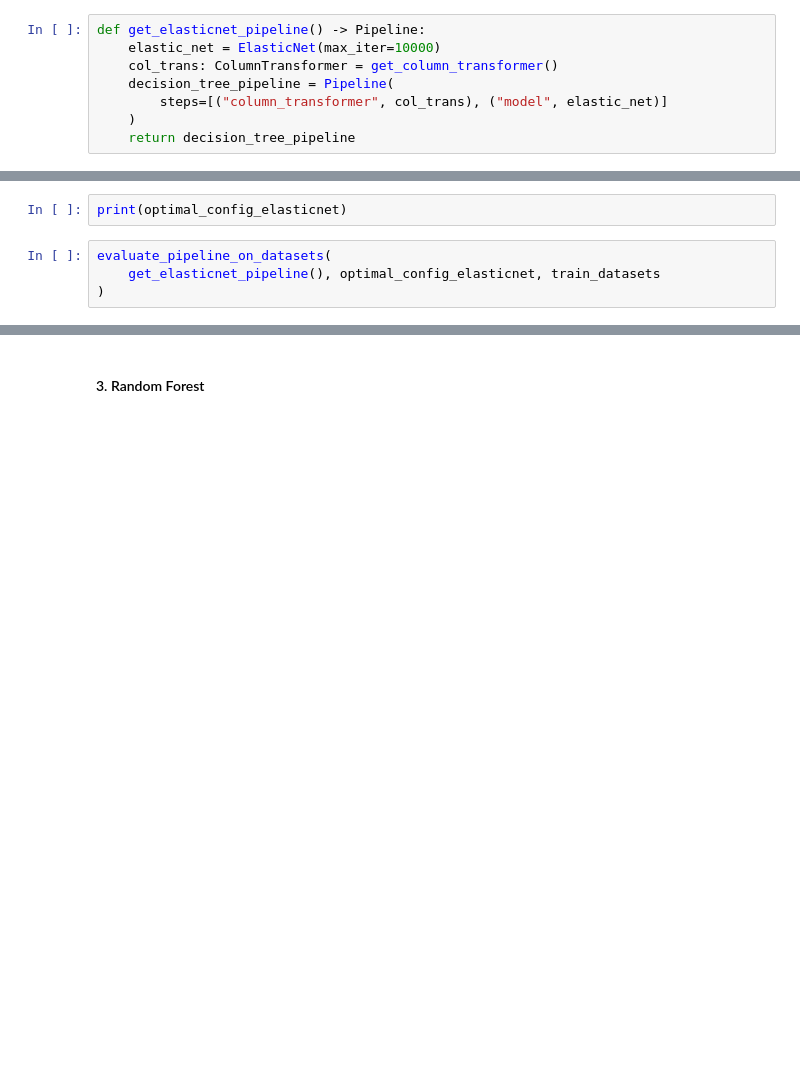
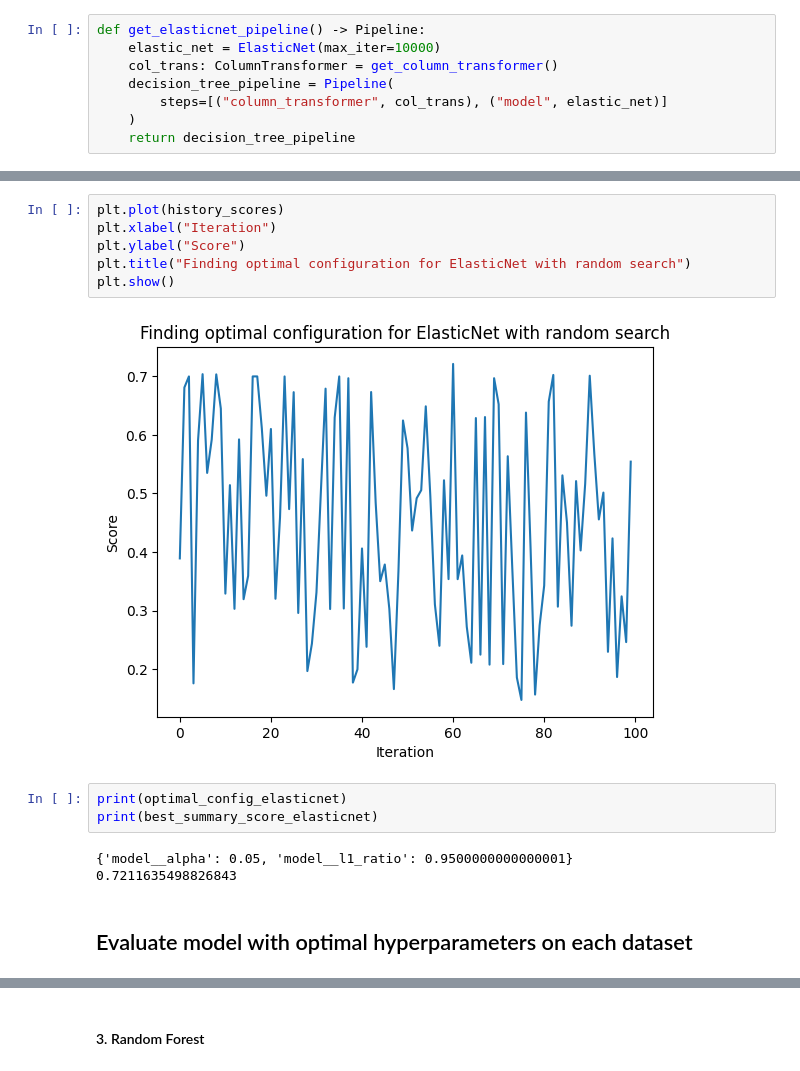
Before and after one commit to CJ4n/AutoML_HM1, a Jupyter notebook: solution.ipynb, the cells around one changed output, grey strips where cells are left out. Cells and saved outputs as stored; diff of their text form; blank space fills up the shorter version.

Commit message:
Add elasticnet

```diff
--- a/solution.ipynb
+++ b/solution.ipynb
@@ -462,6 +466,16 @@ optimal_config_elasticnet = find_optimal_configuration_for_all_datasets(
+# %%
+plt.plot(history_scores)
+plt.xlabel("Iteration")
+plt.ylabel("Score")
+plt.title("Finding optimal configuration for ElasticNet with random search")
+plt.show()
+# %% [output]
+[figure, added]
 # %%
 print(optimal_config_elasticnet)
+print(best_summary_score_elasticnet)
+# %% [output]
+{'model__alpha': 0.05, 'model__l1_ratio': 0.9500000000000001}
+0.7211635498826843
-# %%
-evaluate_pipeline_on_datasets(
-    get_elasticnet_pipeline(), optimal_config_elasticnet, train_datasets
-)
+# %% [markdown]
+## Evaluate model with optimal hyperparameters on each dataset
```
Also changed, not shown: parts of 32 cells of this notebook, 11 other files.
